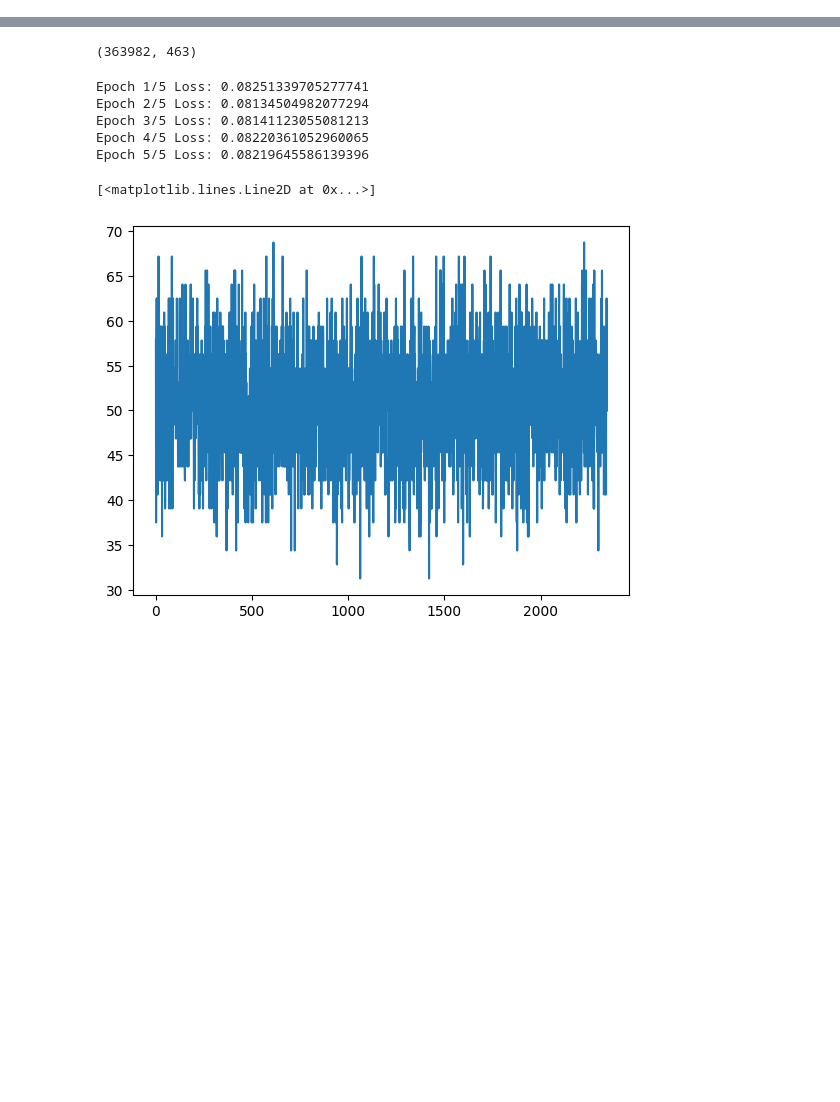
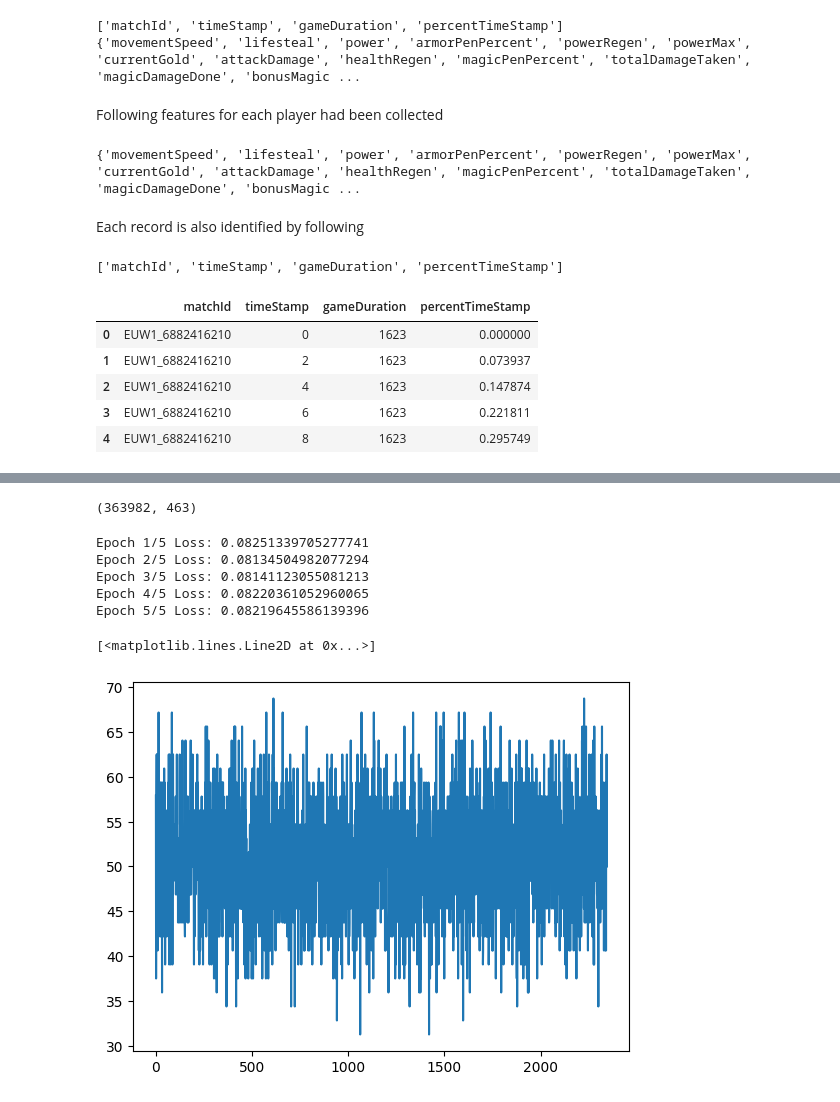
Before and after one commit to Qesterius/Lol_match_outcome_prediction, a Jupyter notebook: timestamped_data_analisys.ipynb, the cells around one changed output, grey strips where cells are left out. Saved outputs shown, nothing was run; the diff lists cells and outputs as text; code cells hidden in the pictures; blank space fills up the shorter version.

```diff
--- a/timestamped_data_analisys.ipynb
+++ b/timestamped_data_analisys.ipynb
@@ -32,0 +15,33 @@ player_cols
+# %%
+import regex as re
+
+reg = re.compile(r'p.*_(.*)')
+
+player_cols = [ col for col in timestamps_data.columns if reg.match(col) ]
+others = [ col for col in timestamps_data.columns if not reg.match(col) ]
+
+unplayer_cols = set([ reg.match(col).group(1) for col in player_cols ])
+# %% [output]
+['matchId', 'timeStamp', 'gameDuration', 'percentTimeStamp']
+{'movementSpeed', 'lifesteal', 'power', 'armorPenPercent', 'powerRegen', 'powerMax', 'currentGold', 'attackDamage', 'healthRegen', 'magicPenPercent', 'totalDamageTaken', 'magicDamageDone', 'bonusMagic ...
+# %% [markdown]
+Following features for each player had been collected
+# %%
+print(unplayer_cols)
+# %% [output]
+{'movementSpeed', 'lifesteal', 'power', 'armorPenPercent', 'powerRegen', 'powerMax', 'currentGold', 'attackDamage', 'healthRegen', 'magicPenPercent', 'totalDamageTaken', 'magicDamageDone', 'bonusMagic ...
+# %% [markdown]
+Each record is also identified by following
+# %%
+print(others)
+# %% [output]
+['matchId', 'timeStamp', 'gameDuration', 'percentTimeStamp']
+# %%
+timestamps_data[others].head()
+# %% [output]
+|  | matchId | timeStamp | gameDuration | percentTimeStamp |
+| 0 | EUW1_6882416210 | 0 | 1623 | 0.000000 |
+| 1 | EUW1_6882416210 | 2 | 1623 | 0.073937 |
+| 2 | EUW1_6882416210 | 4 | 1623 | 0.147874 |
+| 3 | EUW1_6882416210 | 6 | 1623 | 0.221811 |
+| 4 | EUW1_6882416210 | 8 | 1623 | 0.295749 |
```
Also changed, not shown: parts of 8 cells of this notebook.
